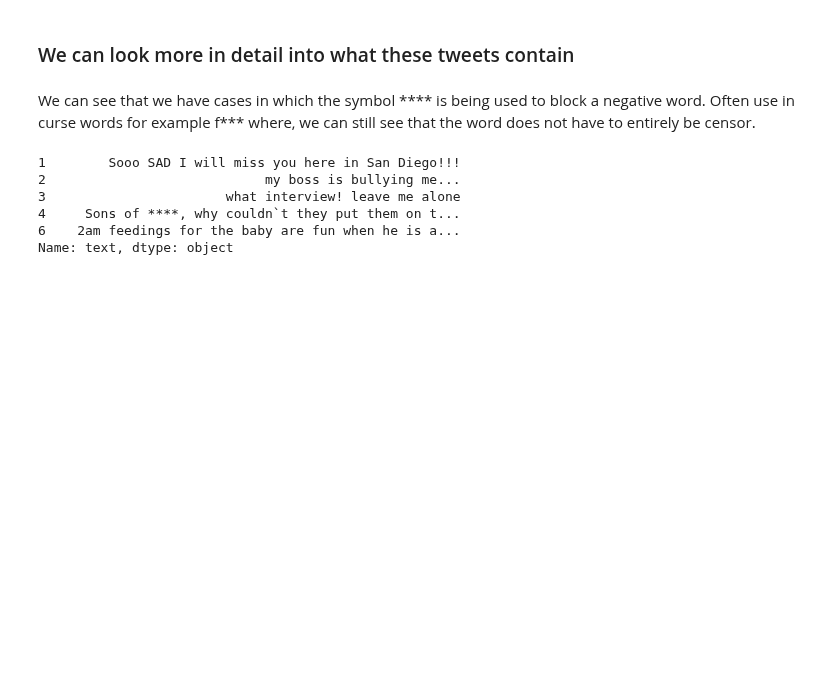
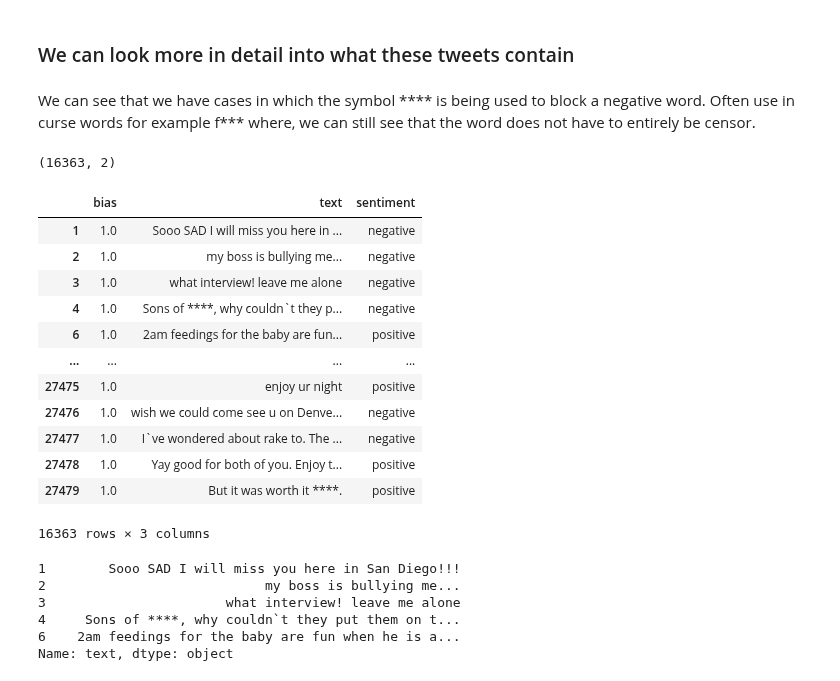
Before and after one commit to Daniel-Aguila/NLP_TweetSentiment, a Jupyter notebook: main.ipynb, the cells around one changed output. Saved outputs shown, nothing was run; the diff lists cells and outputs as text; code cells hidden in the pictures; blank space fills up the shorter version.

```diff
--- a/main.ipynb
+++ b/main.ipynb
@@ -111,6 +111,27 @@ dtype: int64
 <h3>We can look more in detail into what these tweets contain</h3>
 # %% [markdown]
 We can see that we have cases in which the symbol ****  is being used to block a negative word. Often use in curse words for example f*** where, we can still see that the word does not have to entirely be censor.
+# %%
+df_train.shape
+# %% [output]
+(16363, 2)
+# %%
+df_train.insert(0, "bias", np.ones(df_train.shape[0]))
+df_train
+# %% [output]
+|  | bias | text | sentiment |
+| 1 | 1.0 | Sooo SAD I will miss you here in ... | negative |
+| 2 | 1.0 | my boss is bullying me... | negative |
+| 3 | 1.0 | what interview! leave me alone | negative |
+| 4 | 1.0 | Sons of ****, why couldn`t they p... | negative |
+| 6 | 1.0 | 2am feedings for the baby are fun... | positive |
+| ... | ... | ... | ... |
+| 27475 | 1.0 | enjoy ur night | positive |
+| 27476 | 1.0 | wish we could come see u on Denve... | negative |
+| 27477 | 1.0 | I`ve wondered about rake to. The ... | negative |
+| 27478 | 1.0 | Yay good for both of you. Enjoy t... | positive |
+| 27479 | 1.0 | But it was worth it ****. | positive |
+16363 rows × 3 columns
 # %%
 df_train['text'].head()
 # %% [output]
```
